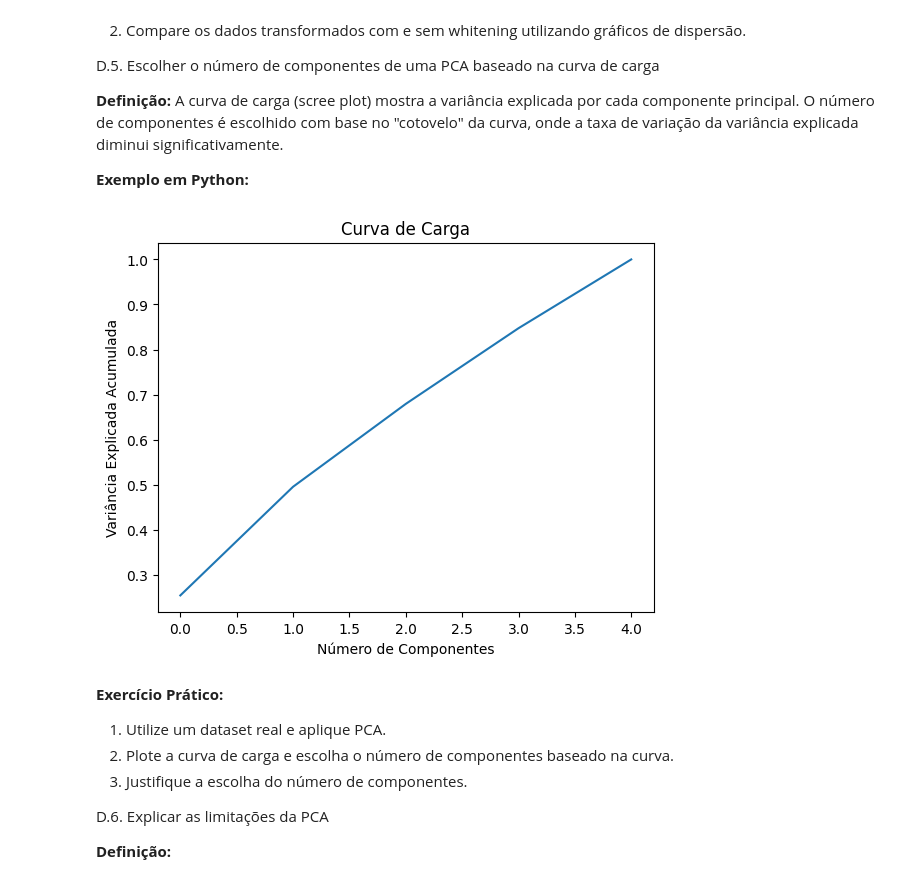
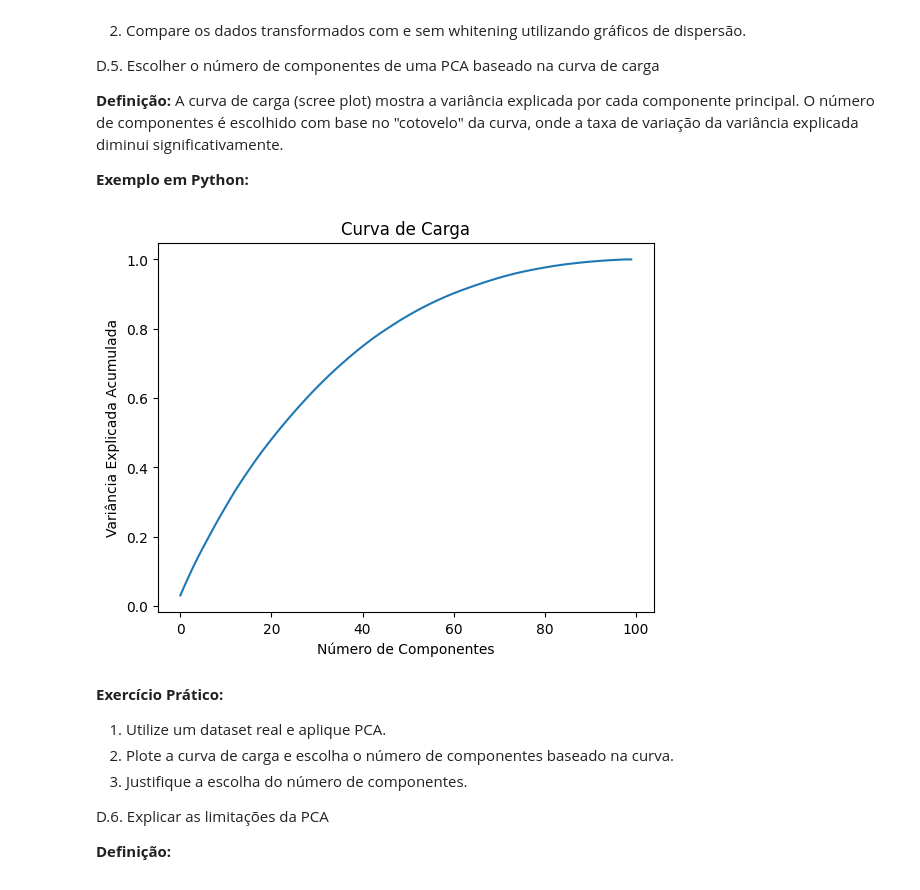
Before and after one commit to dacioms/DacioFeature3_24, a Jupyter notebook: 04_PCA/03_DimanesionalidadeResumoExercícios.ipynb, the cells around one changed output. Saved outputs shown, nothing was run; the diff lists cells and outputs as text; code cells hidden in the pictures.

```diff
--- a/04_PCA/03_DimanesionalidadeResumoExercícios.ipynb
+++ b/04_PCA/03_DimanesionalidadeResumoExercícios.ipynb
@@ -84,23 +84,23 @@ A curva de carga (scree plot) mostra a variância explicada por cada componente
 # %%
 import matplotlib.pyplot as plt
 import numpy as np
 from sklearn.decomposition import PCA
 
 # Dados de exemplo
-dados = np.random.rand(100, 5)  # 100 exemplos, 5 features
+dados = np.random.rand(100, 150)  # 100 exemplos, 5 features
 
 # Aplicar PCA
 pca = PCA()
 pca.fit(dados)
 
 # Plotar curva de carga
 plt.plot(np.cumsum(pca.explained_variance_ratio_))
 plt.xlabel('Número de Componentes')
 plt.ylabel('Variância Explicada Acumulada')
 plt.title('Curva de Carga')
 plt.show()
 # %% [output]
-[figure, old version]
+[figure, new version]
 # %% [markdown]
 **Exercício Prático:**
 1. Utilize um dataset real e aplique PCA.
```
Also changed, not shown: 2 other files.
